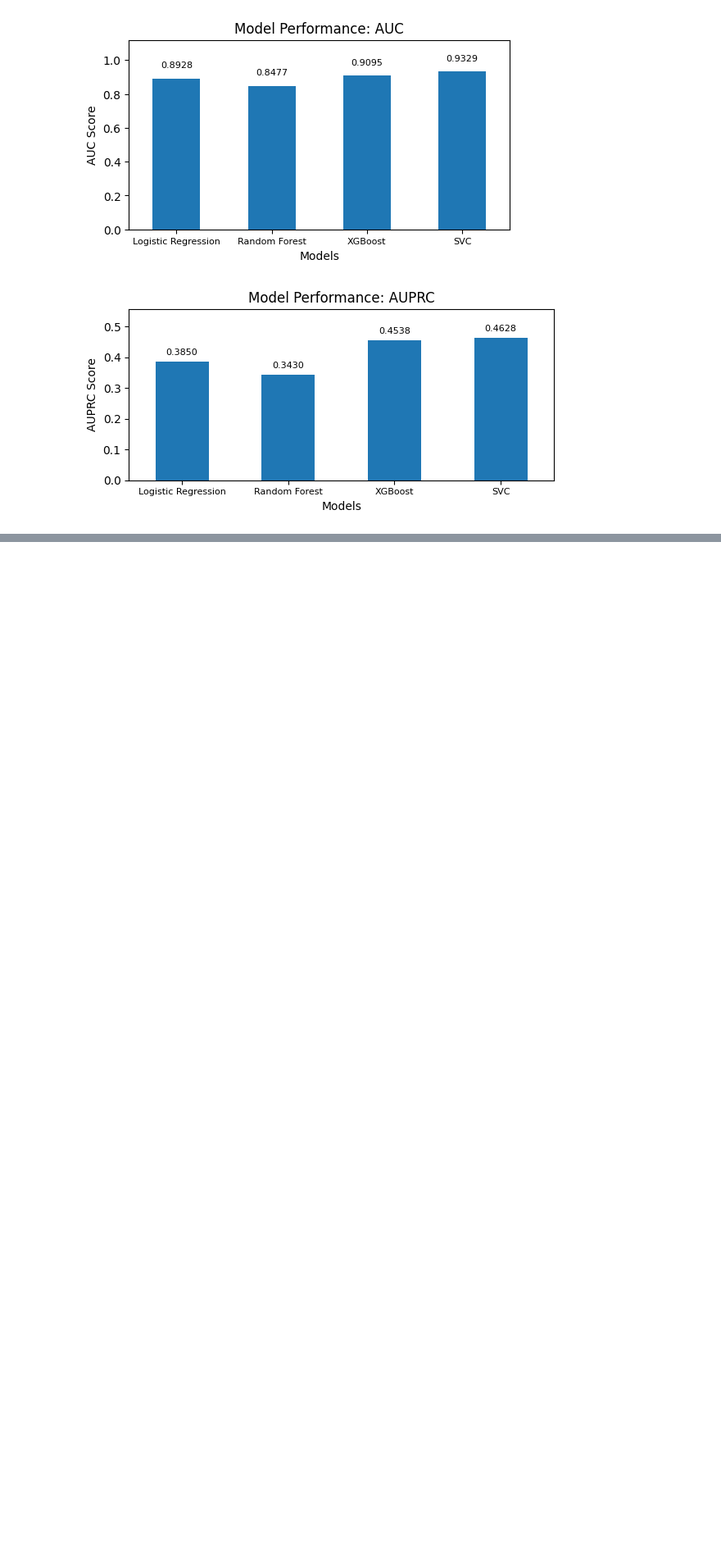
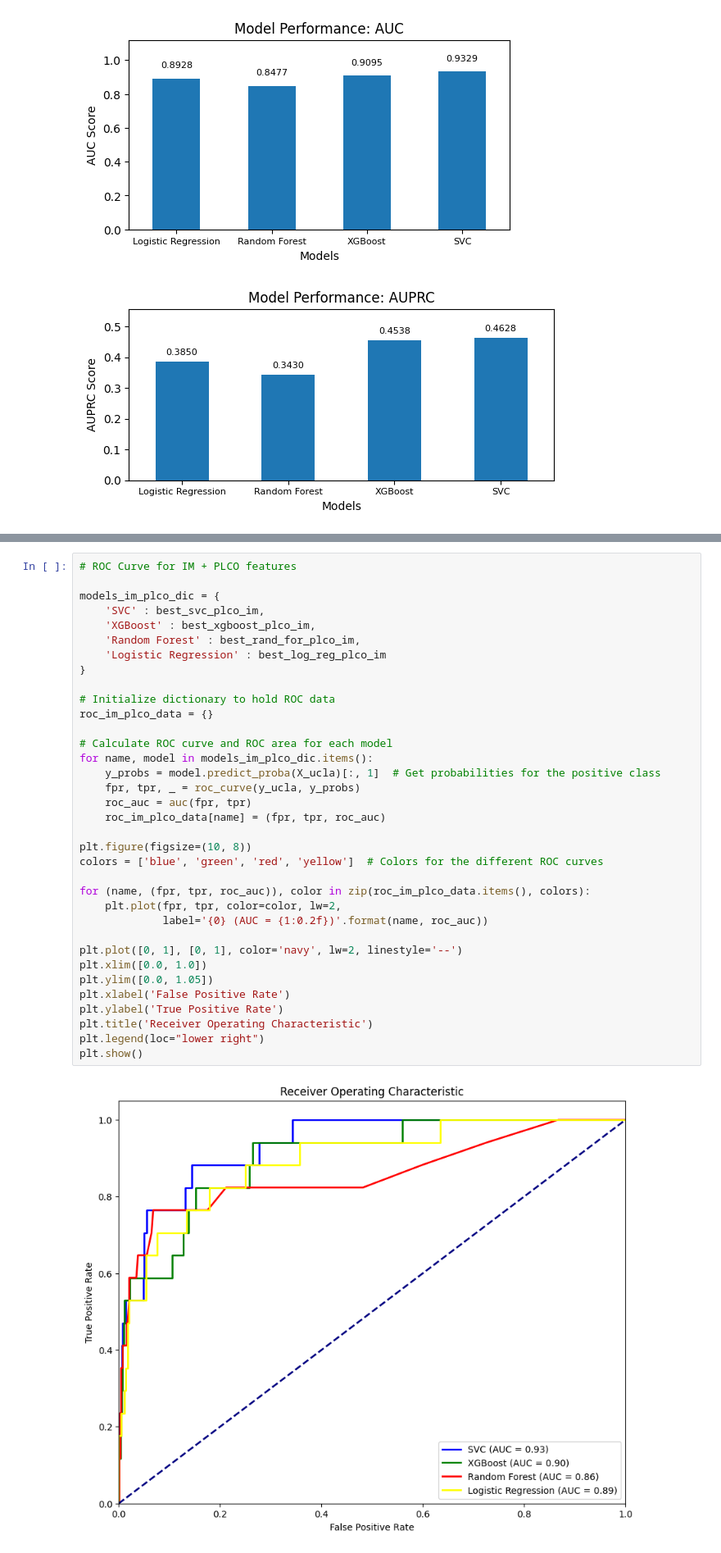
Before and after one commit to leonardgarcia90/Sybil-Project, a Jupyter notebook: sybil_ml_training.ipynb, the cells around one changed output, grey strips where cells are left out. Shown at 82% size. Drawn from its saved outputs; the diff is of its cells as text; blank space fills up the shorter version.

```diff
--- a/sybil_ml_training.ipynb
+++ b/sybil_ml_training.ipynb
@@ -2946,0 +3189,37 @@ make_chart_from_dic(plco_im_dic)
+# %%
+# ROC Curve for IM + PLCO features
+
+models_im_plco_dic = {
+    'SVC' : best_svc_plco_im,
+    'XGBoost' : best_xgboost_plco_im,
+    'Random Forest' : best_rand_for_plco_im,
+    'Logistic Regression' : best_log_reg_plco_im
+}
+
+# Initialize dictionary to hold ROC data
+roc_im_plco_data = {}
+
+# Calculate ROC curve and ROC area for each model
+for name, model in models_im_plco_dic.items():
+    y_probs = model.predict_proba(X_ucla)[:, 1]  # Get probabilities for the positive class
+    fpr, tpr, _ = roc_curve(y_ucla, y_probs)
+    roc_auc = auc(fpr, tpr)
+    roc_im_plco_data[name] = (fpr, tpr, roc_auc)
+
+plt.figure(figsize=(10, 8))
+colors = ['blue', 'green', 'red', 'yellow']  # Colors for the different ROC curves
+
+for (name, (fpr, tpr, roc_auc)), color in zip(roc_im_plco_data.items(), colors):
+    plt.plot(fpr, tpr, color=color, lw=2,
+             label='{0} (AUC = {1:0.2f})'.format(name, roc_auc))
+
+plt.plot([0, 1], [0, 1], color='navy', lw=2, linestyle='--')
+plt.xlim([0.0, 1.0])
+plt.ylim([0.0, 1.05])
+plt.xlabel('False Positive Rate')
+plt.ylabel('True Positive Rate')
+plt.title('Receiver Operating Characteristic')
+plt.legend(loc="lower right")
+plt.show()
+# %% [output]
+[figure, added]
```
Also changed, not shown: parts of 35 cells of this notebook.
